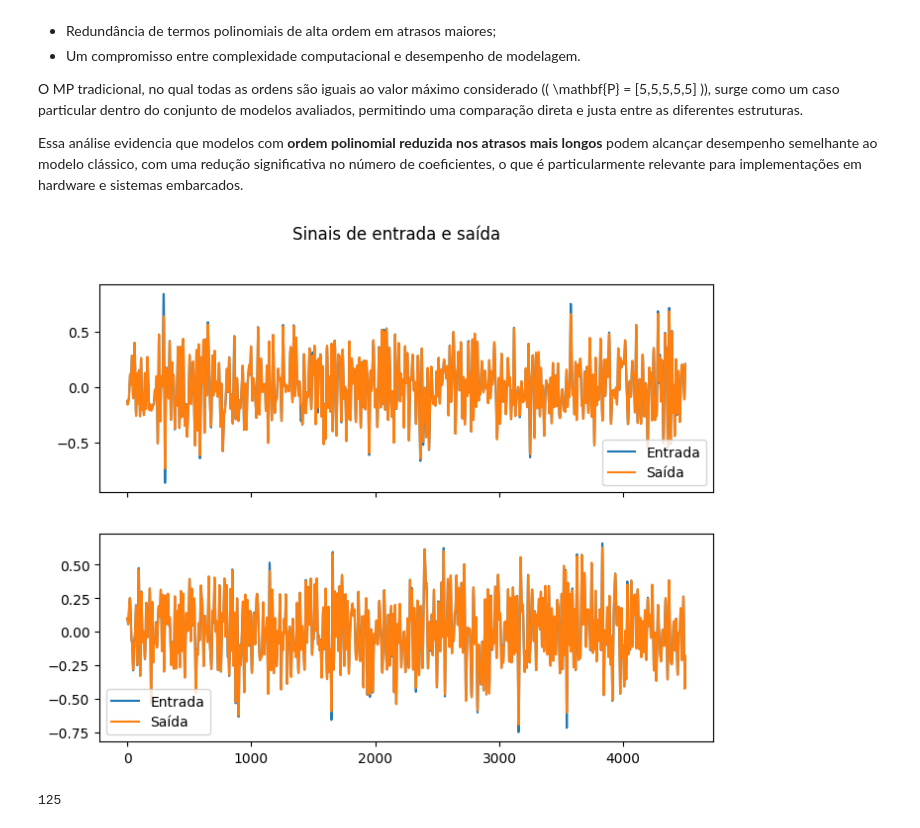
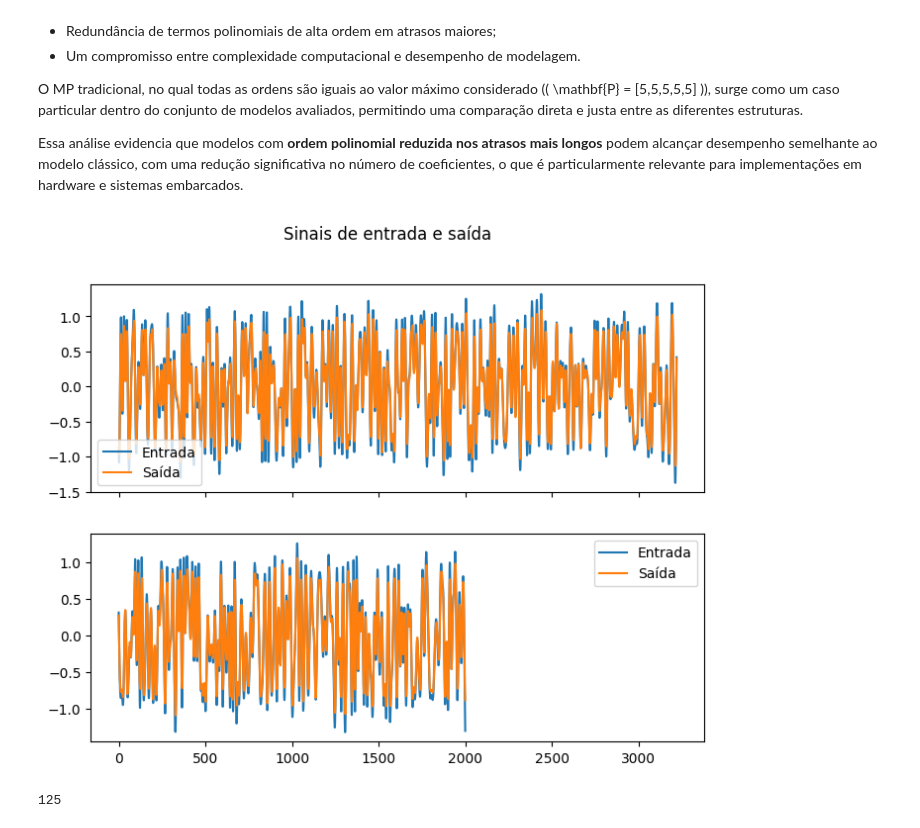
Before and after one commit to Je-Leo-AS/DPD, a Jupyter notebook: Master/M6-Avaliacao-mp .ipynb, the cells around one changed output. Saved outputs shown, nothing was run; the diff lists cells and outputs as text; code cells hidden in the pictures.

```diff
--- a/Master/M6-Avaliacao-mp .ipynb
+++ b/Master/M6-Avaliacao-mp .ipynb
@@ -63,26 +63,26 @@ Essa análise evidencia que modelos com **ordem polinomial reduzida nos atrasos
 # %%
 from scipy.io import loadmat
 import numpy as np
 import os
 
 INPUT_DIT = 'INPUT'
 OUTPUT_DIR = 'OUTPUT'
 
-file_name = 'in_out_SBRT2_direto'
-file_name = 'data_LDMOS_formatted_4500p'
+files = ['in_out_SBRT2_direto', 'data_LDMOS_formatted_4500p']
+file_name = files[0]
 csv_file_name = file_name + "_validation.csv"
 
 mat = loadmat(os.path.join('..', INPUT_DIT, file_name + '.mat'))
 
 in_data_ext = mat['in_extraction'].flatten()
 out_data_ext = mat['out_extraction'].flatten()
 in_data_val = mat['in_validation'].flatten()
 out_data_val = mat['out_validation'].flatten()
 
 from functions import *
 plot_signals(in_data_ext, out_data_ext, in_data_val, out_data_val)
 # %% [output]
-[figure, old version]
+[figure, new version]
 # %%
 import itertools
 import numpy as np
```
Also changed, not shown: parts of 3 cells of this notebook, 3 other files.
